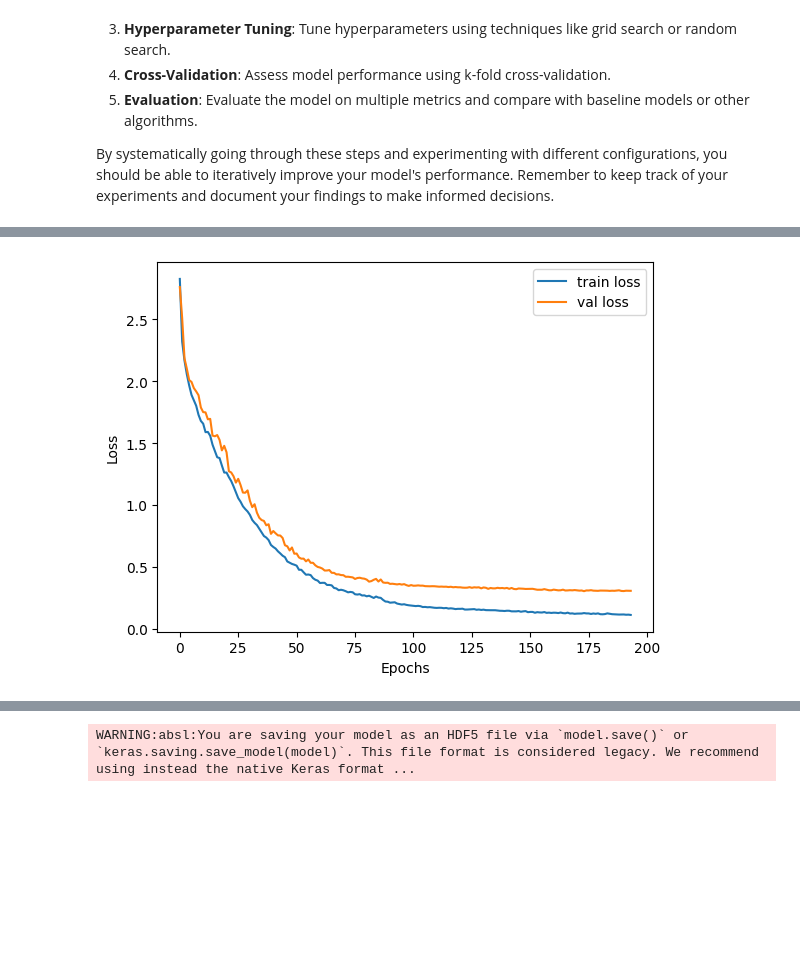
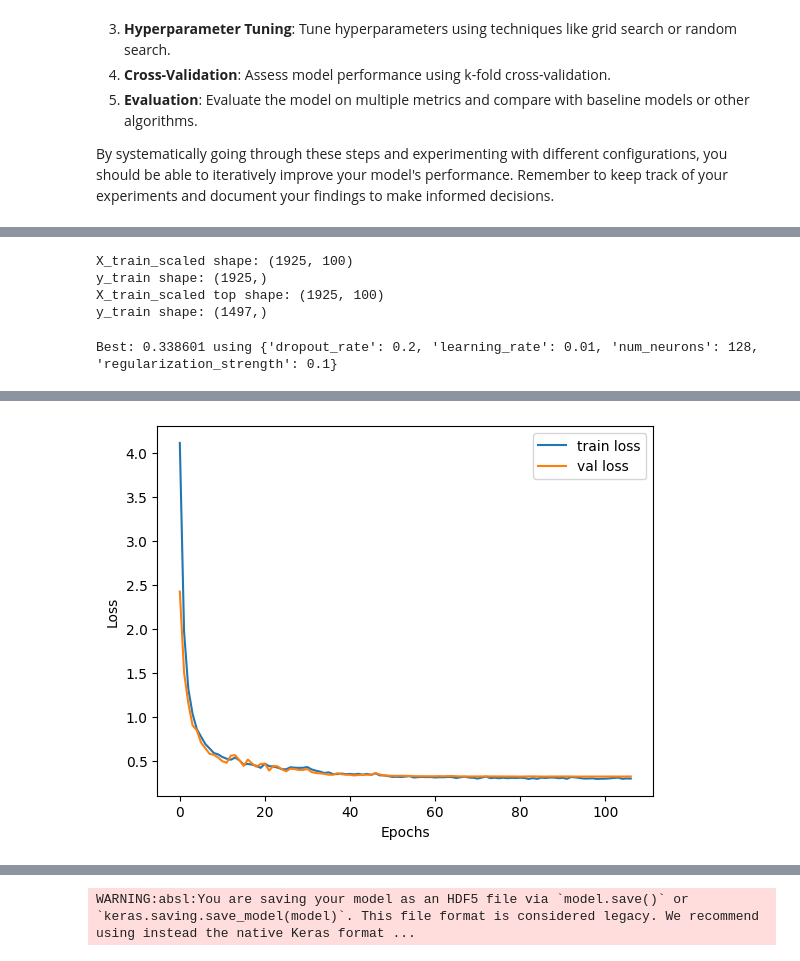
Before and after one commit to davidmandia/Bioinformatics-project---AI-, a Jupyter notebook: Project.ipynb, the cells around one changed output, grey strips where cells are left out. Cells and saved outputs as stored; diff of their text form; code cells hidden in the pictures; blank space fills up the shorter version.

```diff
--- a/Project.ipynb
+++ b/Project.ipynb
@@ -152,8 +145,8 @@ NameError: name 'data_fu_descriptor' is not defined
 # %%
 list_desc =  [descr[0] for descr in Descriptors.descList]
 # %%
-X = data_fu_descriptor[list_desc].values
-y = data_fu_descriptor['label'].values
+X = result_df[list_desc].values
+y = result_df['label'].values
 # %%
 
 X_train, X_test, y_train, y_test = train_test_split(X, y, test_size=0.2, random_state=42)
@@ -167,0 +204,15 @@ X_train_scaled.shape
+# %%
+# Select top N important features
+N = 100
+top_features = feature_importance_df['Feature'][:N].values
+print("Top important features:", top_features)
+
+# Create a new dataset with top N features, retaining original names
+X_top = X[top_features]
+
+
+
+X_train_top, X_test_top, y_train_top, y_test_top = train_test_split(X_top, y, test_size=0.1, random_state=42)
+
+X_train_scaled = pd.DataFrame(scaler.fit_transform(X_train_top))
+X_test_scaled = pd.DataFrame(scaler.transform(X_test_top))
@@ -168,27 +226,44 @@ X_train_scaled.shape
+# %%
+print("X_train_scaled shape:", X_train_scaled.shape)
+print("y_train shape:", y_train_top.shape)
+print("X_train_scaled top shape:", X_train_top.shape)
+print("y_train shape:", y_train.shape)
+# %% [output]
+X_train_scaled shape: (1925, 100)
+y_train shape: (1925,)
+X_train_scaled top shape: (1925, 100)
+y_train shape: (1497,)
+# %%
+print("Best: %f using %s" % (grid_result.best_score_, grid_result.best_params_))
+# %% [output]
+Best: 0.338601 using {'dropout_rate': 0.2, 'learning_rate': 0.01, 'num_neurons': 128, 'regularization_strength': 0.1}
 # %%
-from keras import optimizers, callbacks
+from keras import models, layers, callbacks, optimizers
 
+# Define the model with improved architecture and regularization
 model = models.Sequential([
-    layers.Dense(200, activation='relu', input_shape=(X_train_scaled.shape[1],), kernel_regularizer=tf.keras.regularizers.l2(0.001)),
-    layers.Dropout(0.5),  # Regularization
-    layers.Dense(400, activation='relu', kernel_regularizer=tf.keras.regularizers.l2(0.001)),  # Increased complexity
-    layers.Dropout(0.5),
-    layers.Dense(400, activation='relu', kernel_regularizer=tf.keras.regularizers.l2(0.001)),  # Increased complexity
-    layers.Dropout(0.5),
-    layers.Dense(200, activation='relu', kernel_regularizer=tf.keras.regularizers.l2(0.001)),  # Increased complexity
-    layers.Dropout(0.5),
-    layers.Dense(200, activation='relu', kernel_regularizer=tf.keras.regularizers.l2(0.001)),
-    layers.Dropout(0.5),
-    layers.Dense(100, activation='relu', kernel_regularizer=tf.keras.regularizers.l2(0.001)),
-    layers.Dropout(0.5),
-    layers.Dense(50, activation='relu', kernel_regularizer=tf.keras.regularizers.l2(0.001)),
-    layers.Dense(1)  # Output layer
+    layers.Input(shape=(X_train_scaled.shape[1],)),
+    layers.Dense(128, activation='relu', kernel_regularizer='l2'),
+    layers.Dropout(0.2),
+    layers.Dense(64, activation='relu', kernel_regularizer='l2'),
+    layers.Dropout(0.2),
+    layers.Dense(64, activation='relu', kernel_regularizer='l2'),
+    layers.Dropout(0.2),
+    layers.Dense(64, activation='relu', kernel_regularizer='l2'),
+    layers.Dropout(0.2),
+    layers.Dense(64, activation='relu', kernel_regularizer='l2'),
+    layers.Dropout(0.2),
+    layers.Dense(64, activation='relu', kernel_regularizer='l2'),
+    layers.Dropout(0.2),
+    layers.Dense(32, activation='relu', kernel_regularizer='l2'),
+    layers.Dropout(0.2),
+    layers.Dense(8, activation='relu', kernel_regularizer='l2'),
+    layers.Dense(1,)  # Output layer
 ])
 
-# Compile the model with a lower learning rate
-learning_rate = 0.001
+# Compile the model with a lower learning rate and Adam optimizer
+learning_rate = 0.01
 optimizer = optimizers.Adam(learning_rate=learning_rate)
-
 model.compile(optimizer=optimizer, loss='mean_squared_error')
 
 # Define callbacks for early stopping and learning rate reduction
@@ -196,10 +271,10 @@ early_stopping = callbacks.EarlyStopping(monitor='val_loss', patience=20, restor
 reduce_lr = callbacks.ReduceLROnPlateau(monitor='val_loss', factor=0.2, patience=5, min_lr=0.0001)
 
 # Train the model with more epochs and callbacks
-history = model.fit(X_train_scaled, y_train,
-                    epochs=500,
+history = model.fit(X_train_scaled, y_train_top,
+                    epochs=800,
                     validation_split=0.3,
-                    batch_size=15,
+                    batch_size=50,
                     verbose=1,
                     callbacks=[early_stopping, reduce_lr])
 
@@ -233 +308 @@ Epoch 194/500
-[figure, old version]
+[figure, new version]
```
Also changed, not shown: parts of 22 cells of this notebook, 1 other file.
